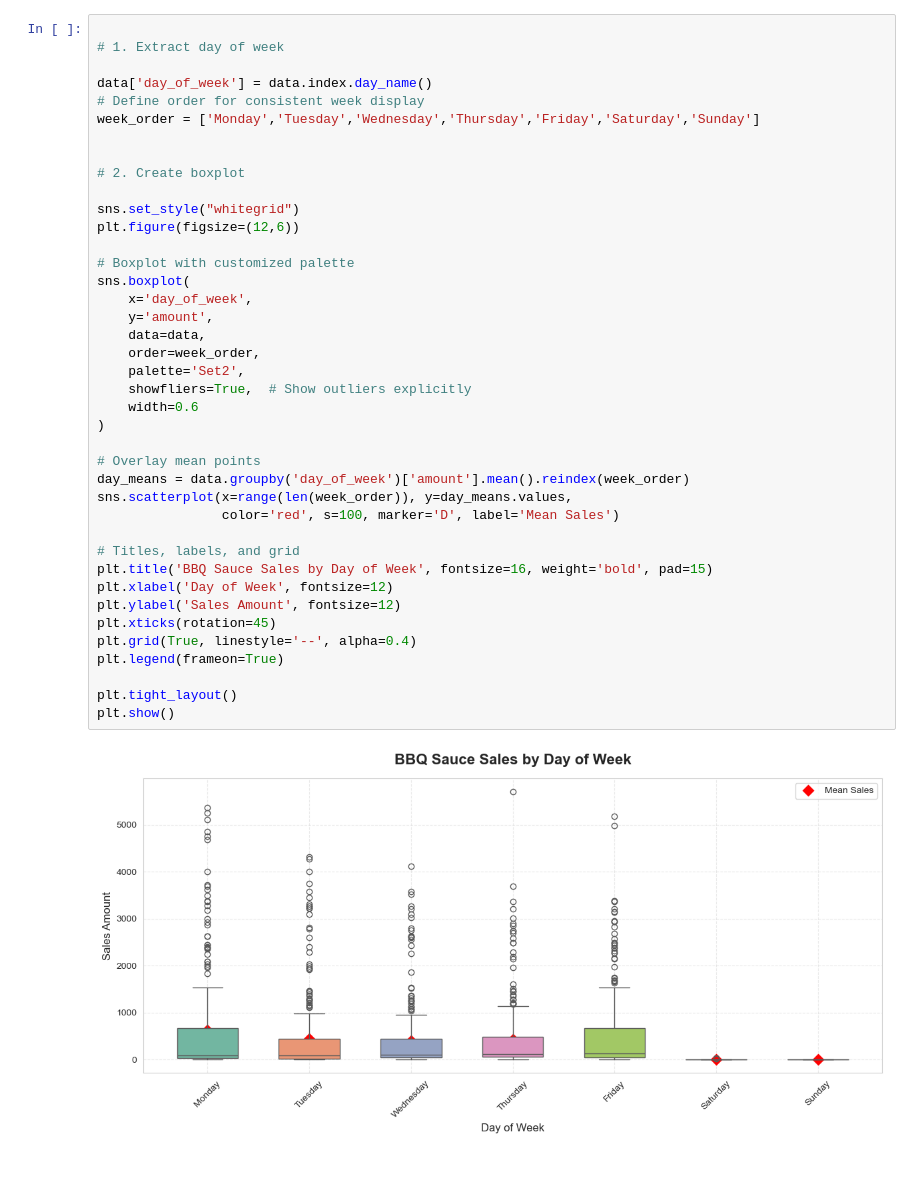
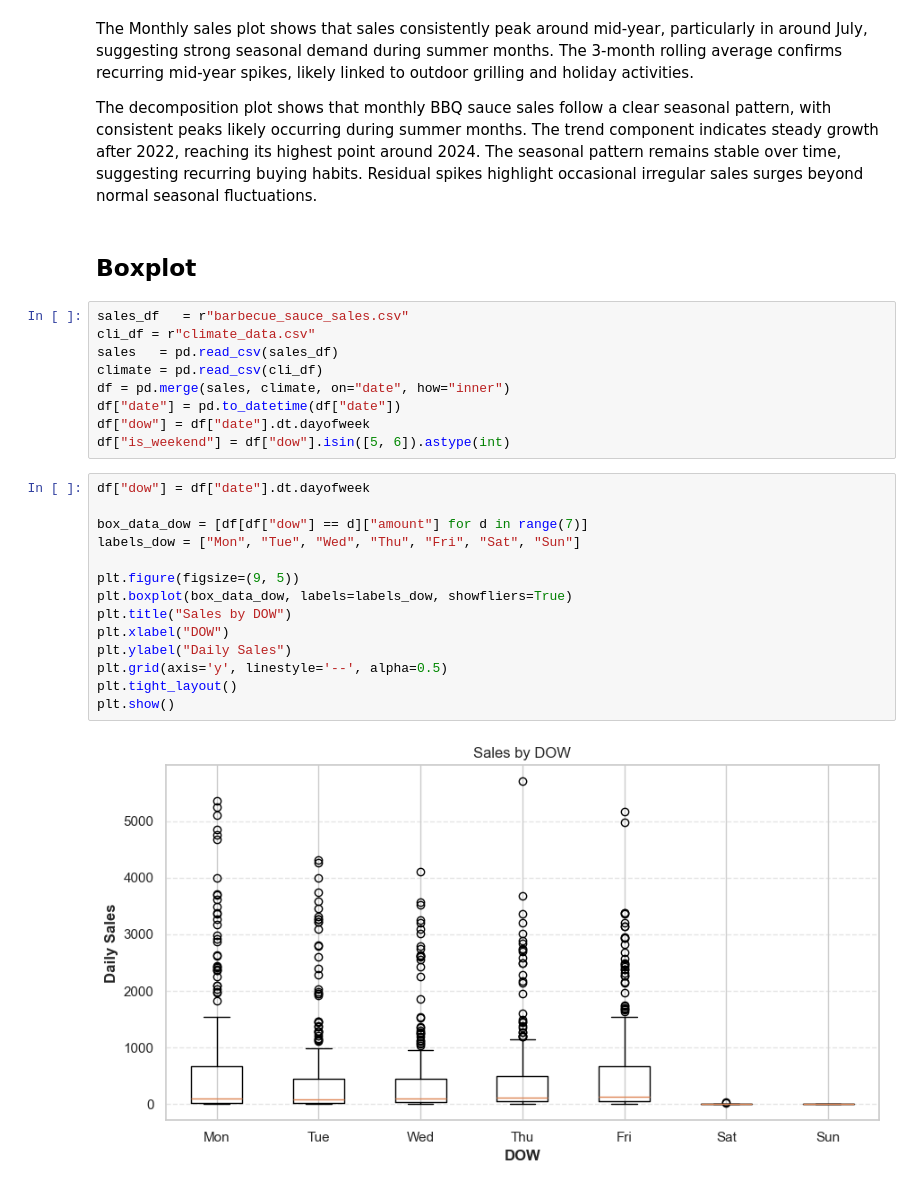
Before and after one commit to mansari40/Time_Series_Project-BBQ, a Jupyter notebook: Time series Project.ipynb, the cells around one changed output. Saved outputs shown, nothing was run; the diff lists cells and outputs as text.

```diff
--- a/Time series Project.ipynb
+++ b/Time series Project.ipynb
@@ -341,43 +536,32 @@ plt.show()
 [figure]
+# %% [markdown]
+The Monthly sales plot shows that sales consistently peak around mid-year, particularly in around July, suggesting strong seasonal demand during summer months. The 3-month rolling average confirms recurring mid-year spikes, likely linked to outdoor grilling and holiday activities.
+
+The decomposition plot shows that monthly BBQ sauce sales follow a clear seasonal pattern, with consistent peaks likely occurring during summer months. The trend component indicates steady growth after 2022, reaching its highest point around 2024. The seasonal pattern remains stable over time, suggesting recurring buying habits. Residual spikes highlight occasional irregular sales surges beyond normal seasonal fluctuations.
+# %% [markdown]
+## Boxplot
+# %%
+sales_df   = r"barbecue_sauce_sales.csv"
+cli_df = r"climate_data.csv"
+sales   = pd.read_csv(sales_df)
+climate = pd.read_csv(cli_df)
+df = pd.merge(sales, climate, on="date", how="inner")
+df["date"] = pd.to_datetime(df["date"])
+df["dow"] = df["date"].dt.dayofweek
+df["is_weekend"] = df["dow"].isin([5, 6]).astype(int)
 # %%
+df["dow"] = df["date"].dt.dayofweek
 
-# 1. Extract day of week
+box_data_dow = [df[df["dow"] == d]["amount"] for d in range(7)]
+labels_dow = ["Mon", "Tue", "Wed", "Thu", "Fri", "Sat", "Sun"]
 
-data['day_of_week'] = data.index.day_name()
-# Define order for consistent week display
-week_order = ['Monday','Tuesday','Wednesday','Thursday','Friday','Saturday','Sunday']
-
-
-# 2. Create boxplot
-
-sns.set_style("whitegrid")
-plt.figure(figsize=(12,6))
-
-# Boxplot with customized palette
-sns.boxplot(
-    x='day_of_week',
-    y='amount',
-    data=data,
-    order=week_order,
-    palette='Set2',
-    showfliers=True,  # Show outliers explicitly
-    width=0.6
-)
-
-# Overlay mean points
-day_means = data.groupby('day_of_week')['amount'].mean().reindex(week_order)
-sns.scatterplot(x=range(len(week_order)), y=day_means.values,
-                color='red', s=100, marker='D', label='Mean Sales')
-
-# Titles, labels, and grid
-plt.title('BBQ Sauce Sales by Day of Week', fontsize=16, weight='bold', pad=15)
-plt.xlabel('Day of Week', fontsize=12)
-plt.ylabel('Sales Amount', fontsize=12)
-plt.xticks(rotation=45)
-plt.grid(True, linestyle='--', alpha=0.4)
-plt.legend(frameon=True)
-
+plt.figure(figsize=(9, 5))
+plt.boxplot(box_data_dow, labels=labels_dow, showfliers=True)
+plt.title("Sales by DOW")
+plt.xlabel("DOW")
+plt.ylabel("Daily Sales")
+plt.grid(axis='y', linestyle='--', alpha=0.5)
 plt.tight_layout()
 plt.show()
 # %% [output]
-[figure, old version]
+[figure, new version]
```
Also changed, not shown: parts of 90 cells of this notebook.
